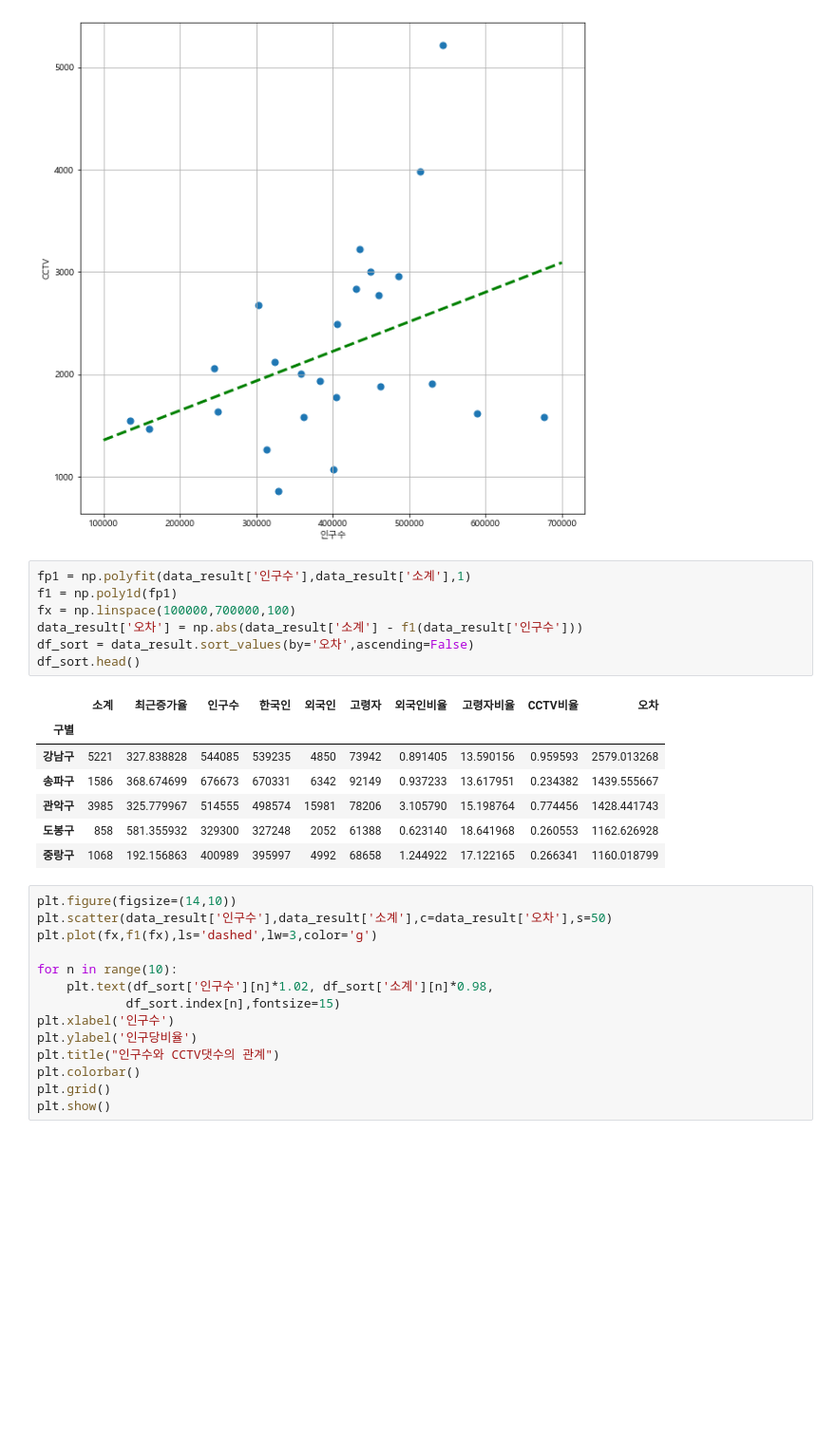
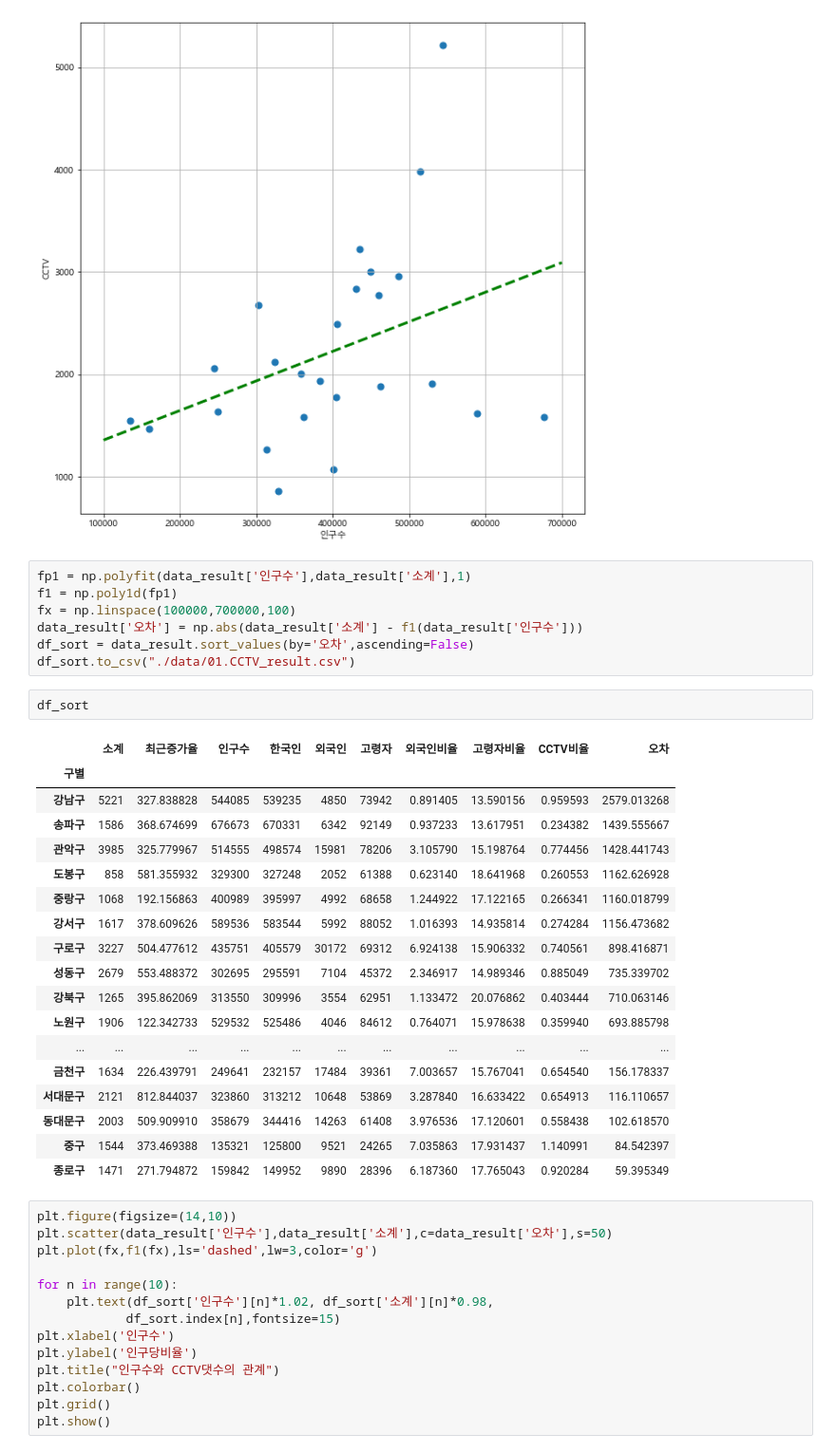
Before and after one commit to bag3671/Data-analysis, a Jupyter notebook: home/20201125_1.ipynb, the cells around one changed output. Shown at 95% size. Cells and saved outputs as stored; diff of their text form; blank space fills up the shorter version.

```diff
--- a/home/20201125_1.ipynb
+++ b/home/20201125_1.ipynb
@@ -343,15 +343,28 @@ f1 = np.poly1d(fp1)
 fx = np.linspace(100000,700000,100)
 data_result['오차'] = np.abs(data_result['소계'] - f1(data_result['인구수']))
 df_sort = data_result.sort_values(by='오차',ascending=False)
-df_sort.head()
+df_sort.to_csv("./data/01.CCTV_result.csv")
-# %% [output]
-|  | 소계 | 최근증가율 | 인구수 | 한국인 | 외국인 | 고령자 | 외국인비율 | 고령자비율 | CCTV비율 | 오차 |
-| 구별 |  |  |  |  |  |  |  |  |  |  |
-| 강남구 | 5221 | 327.838828 | 544085 | 539235 | 4850 | 73942 | 0.891405 | 13.590156 | 0.959593 | 2579.013268 |
-| 송파구 | 1586 | 368.674699 | 676673 | 670331 | 6342 | 92149 | 0.937233 | 13.617951 | 0.234382 | 1439.555667 |
-| 관악구 | 3985 | 325.779967 | 514555 | 498574 | 15981 | 78206 | 3.105790 | 15.198764 | 0.774456 | 1428.441743 |
-| 도봉구 | 858 | 581.355932 | 329300 | 327248 | 2052 | 61388 | 0.623140 | 18.641968 | 0.260553 | 1162.626928 |
-| 중랑구 | 1068 | 192.156863 | 400989 | 395997 | 4992 | 68658 | 1.244922 | 17.122165 | 0.266341 | 1160.018799 |
+# %%
+df_sort
+# %% [output]
+|  | 소계 | 최근증가율 | 인구수 | 한국인 | 외국인 | 고령자 | 외국인비율 | 고령자비율 | CCTV비율 | 오차 |
+| 구별 |  |  |  |  |  |  |  |  |  |  |
+| 강남구 | 5221 | 327.838828 | 544085 | 539235 | 4850 | 73942 | 0.891405 | 13.590156 | 0.959593 | 2579.013268 |
+| 송파구 | 1586 | 368.674699 | 676673 | 670331 | 6342 | 92149 | 0.937233 | 13.617951 | 0.234382 | 1439.555667 |
+| 관악구 | 3985 | 325.779967 | 514555 | 498574 | 15981 | 78206 | 3.105790 | 15.198764 | 0.774456 | 1428.441743 |
+| 도봉구 | 858 | 581.355932 | 329300 | 327248 | 2052 | 61388 | 0.623140 | 18.641968 | 0.260553 | 1162.626928 |
+| 중랑구 | 1068 | 192.156863 | 400989 | 395997 | 4992 | 68658 | 1.244922 | 17.122165 | 0.266341 | 1160.018799 |
+| 강서구 | 1617 | 378.609626 | 589536 | 583544 | 5992 | 88052 | 1.016393 | 14.935814 | 0.274284 | 1156.473682 |
+| 구로구 | 3227 | 504.477612 | 435751 | 405579 | 30172 | 69312 | 6.924138 | 15.906332 | 0.740561 | 898.416871 |
+| 성동구 | 2679 | 553.488372 | 302695 | 295591 | 7104 | 45372 | 2.346917 | 14.989346 | 0.885049 | 735.339702 |
+| 강북구 | 1265 | 395.862069 | 313550 | 309996 | 3554 | 62951 | 1.133472 | 20.076862 | 0.403444 | 710.063146 |
+| 노원구 | 1906 | 122.342733 | 529532 | 525486 | 4046 | 84612 | 0.764071 | 15.978638 | 0.359940 | 693.885798 |
+| ... | ... | ... | ... | ... | ... | ... | ... | ... | ... | ... |
+| 금천구 | 1634 | 226.439791 | 249641 | 232157 | 17484 | 39361 | 7.003657 | 15.767041 | 0.654540 | 156.178337 |
+| 서대문구 | 2121 | 812.844037 | 323860 | 313212 | 10648 | 53869 | 3.287840 | 16.633422 | 0.654913 | 116.110657 |
+| 동대문구 | 2003 | 509.909910 | 358679 | 344416 | 14263 | 61408 | 3.976536 | 17.120601 | 0.558438 | 102.618570 |
+| 중구 | 1544 | 373.469388 | 135321 | 125800 | 9521 | 24265 | 7.035863 | 17.931437 | 1.140991 | 84.542397 |
+| 종로구 | 1471 | 271.794872 | 159842 | 149952 | 9890 | 28396 | 6.187360 | 17.765043 | 0.920284 | 59.395349 |
 # %%
 plt.figure(figsize=(14,10))
 plt.scatter(data_result['인구수'],data_result['소계'],c=data_result['오차'],s=50)
```
Also changed, not shown: 4 other files.
